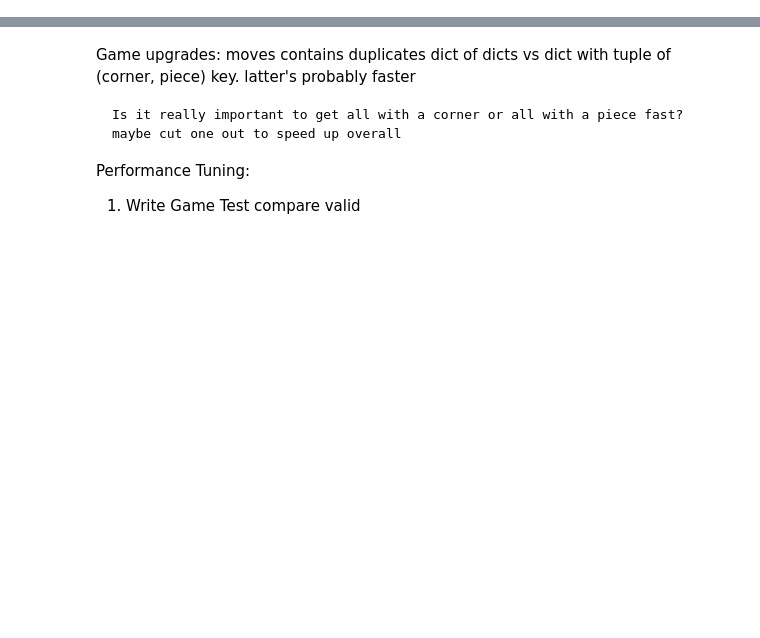
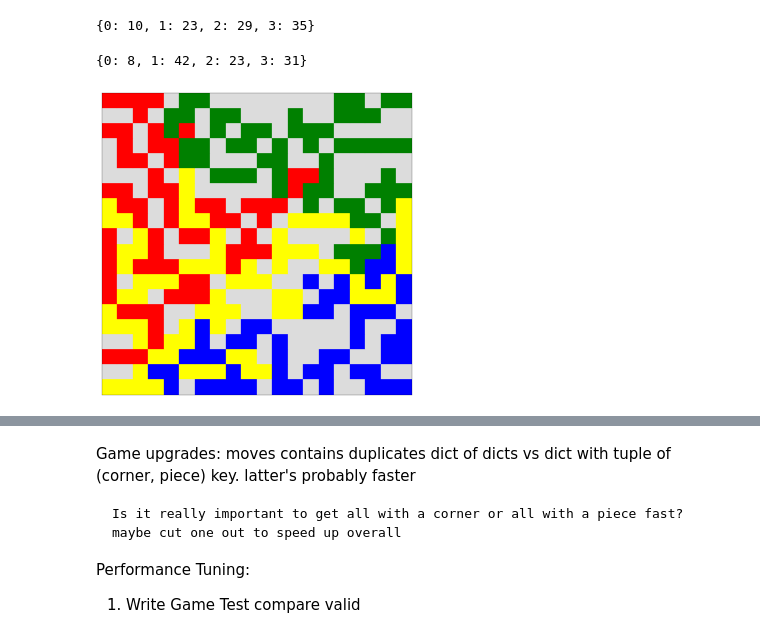
Before and after one commit to BenjaminNMitchell/blockAI, a Jupyter notebook: notebooks/BlokusTesting.ipynb, the cells around one changed output, grey strips where cells are left out. Saved outputs shown, nothing was run; the diff lists cells and outputs as text; code cells hidden in the pictures; blank space fills up the shorter version.

```diff
--- a/notebooks/BlokusTesting.ipynb
+++ b/notebooks/BlokusTesting.ipynb
@@ -7,5 +10,5 @@ import logging
 logger = logging.getLogger()
 logger.setLevel(logging.WARNING)
 # %%
-ge = GameEngine()
+ge = GameEngine(players=['point', 'random', 'random', 'random'])
 ge.play_game()
@@ -12,4 +32,0 @@ ge.play_game()
-# %%
-for i in tqdm_notebook(range(1000)):
-    ge = GameEngine()
-    ge.play_game()
@@ -18,0 +33,4 @@ pa = PointAgent(3)
+# %%
+ge.game.get_scores()
+# %% [output]
+{0: 10, 1: 23, 2: 29, 3: 35}
@@ -18,0 +41,8 @@ pa = PointAgent(3)
+# %%
+ge2.game.get_scores()
+# %% [output]
+{0: 8, 1: 42, 2: 23, 3: 31}
+# %%
+ge.game.display()
+# %% [output]
+[figure, added]
```
Also changed, not shown: parts of 7 cells of this notebook, 6 other files.
